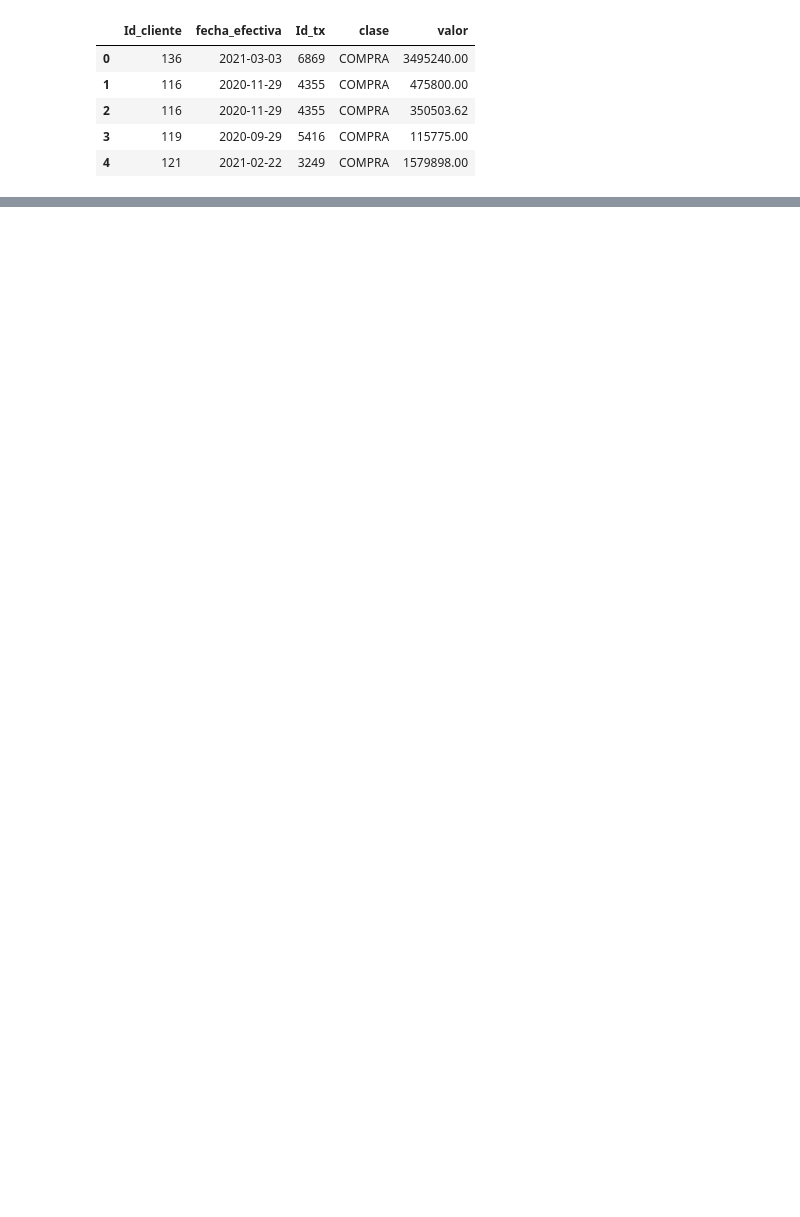
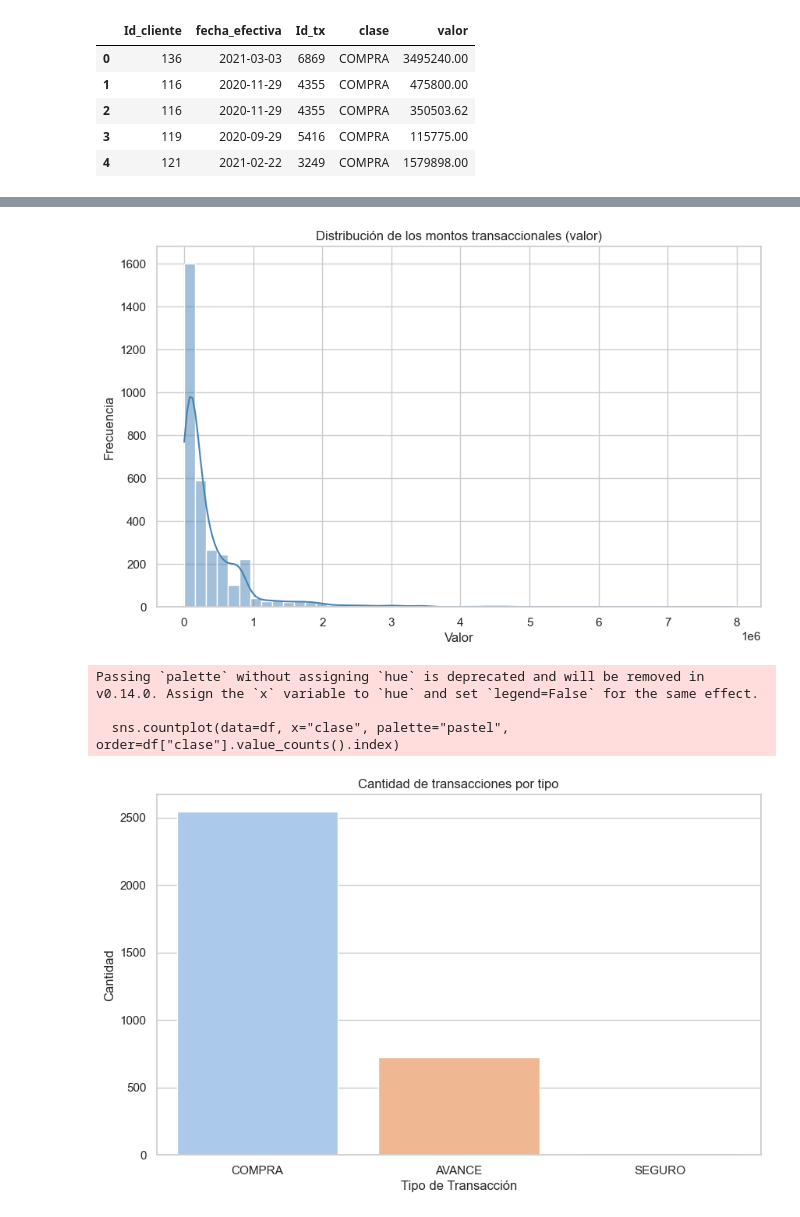
Before and after one commit to JhonatanSmith/PT-Tuya, a Jupyter notebook: notebooks/2 EDAE.ipynb, the cells around one changed output, grey strips where cells are left out. Cells and saved outputs as stored; diff of their text form; code cells hidden in the pictures; blank space fills up the shorter version.

```diff
--- a/notebooks/2 EDAE.ipynb
+++ b/notebooks/2 EDAE.ipynb
@@ -15,0 +52,47 @@ df.head()
+# %%
+import pandas as pd
+import matplotlib.pyplot as plt
+import seaborn as sns
+
+# Estilo visual
+sns.set(style="whitegrid")
+
+# Tamaño general de los graficos
+plt.rcParams["figure.figsize"] = (10, 6)
+
+# ----------------------------------------
+# 1. Distribución del monto transaccional
+# ----------------------------------------
+sns.histplot(df["valor"], kde=True, bins=50, color='steelblue')
+plt.title("Distribución de los montos transaccionales (valor)")
+plt.xlabel("Valor")
+plt.ylabel("Frecuencia")
+plt.show()
+
+# ----------------------------------------
+# 2. Conteo de transacciones por tipo (clase)
+# ----------------------------------------
+sns.countplot(data=df, x="clase", palette="pastel", order=df["clase"].value_counts().index)
+plt.title("Cantidad de transacciones por tipo")
+plt.xlabel("Tipo de Transacción")
+plt.ylabel("Cantidad")
+plt.show()
+
+# ----------------------------------------
+# 3. Distribución temporal de las transacciones
+# ----------------------------------------
+df["mes"] = df["fecha_efectiva"].dt.to_period("M").astype(str)
+tx_por_mes = df["mes"].value_counts().sort_index()
+
+sns.lineplot(x=tx_por_mes.index, y=tx_por_mes.values, marker="o")
+plt.title("Evolución de transacciones por mes")
+plt.xlabel("Mes")
+plt.ylabel("Cantidad de transacciones")
+plt.xticks(rotation=45)
+plt.show()
+# %% [output]
+[figure, added]
+Passing `palette` without assigning `hue` is deprecated and will be removed in v0.14.0. Assign the `x` variable to `hue` and set `legend=False` for the same effect.
+
+  sns.countplot(data=df, x="clase", palette="pastel", order=df["clase"].value_counts().index)
+[figure, added]
```
Also changed, not shown: parts of 24 cells of this notebook, 20 other files.
